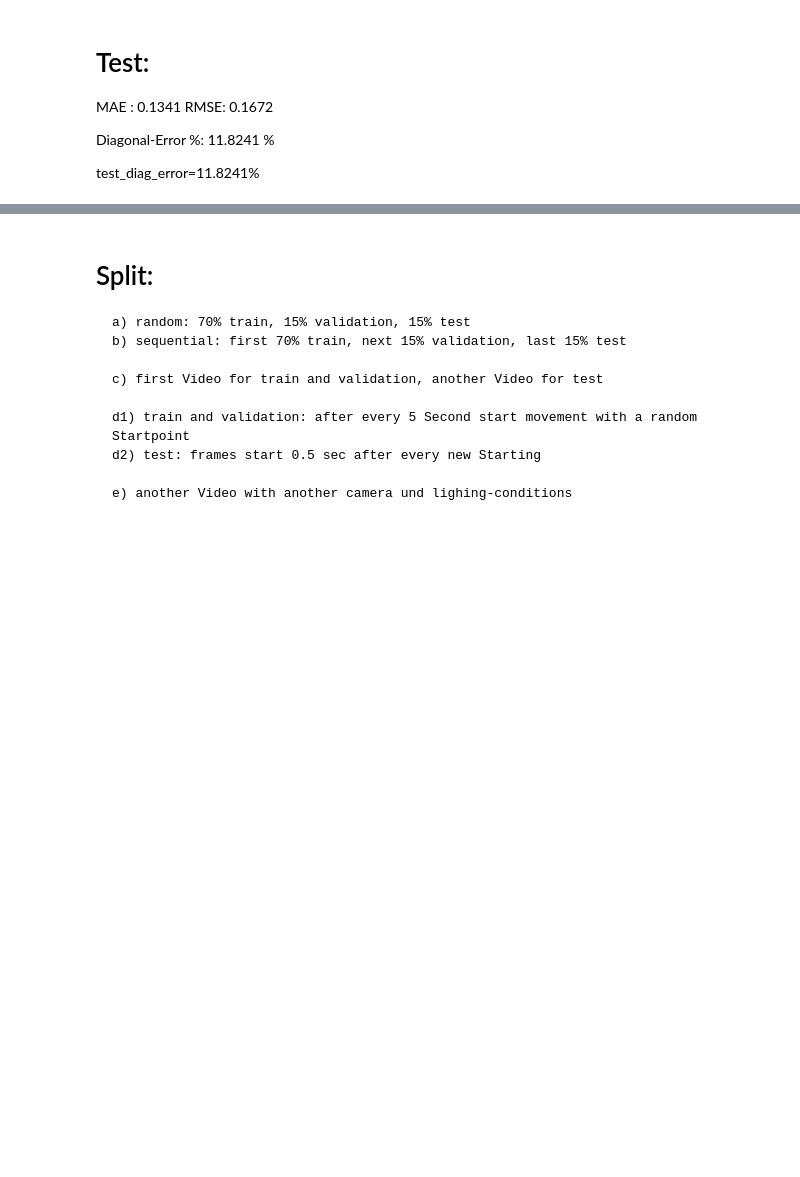
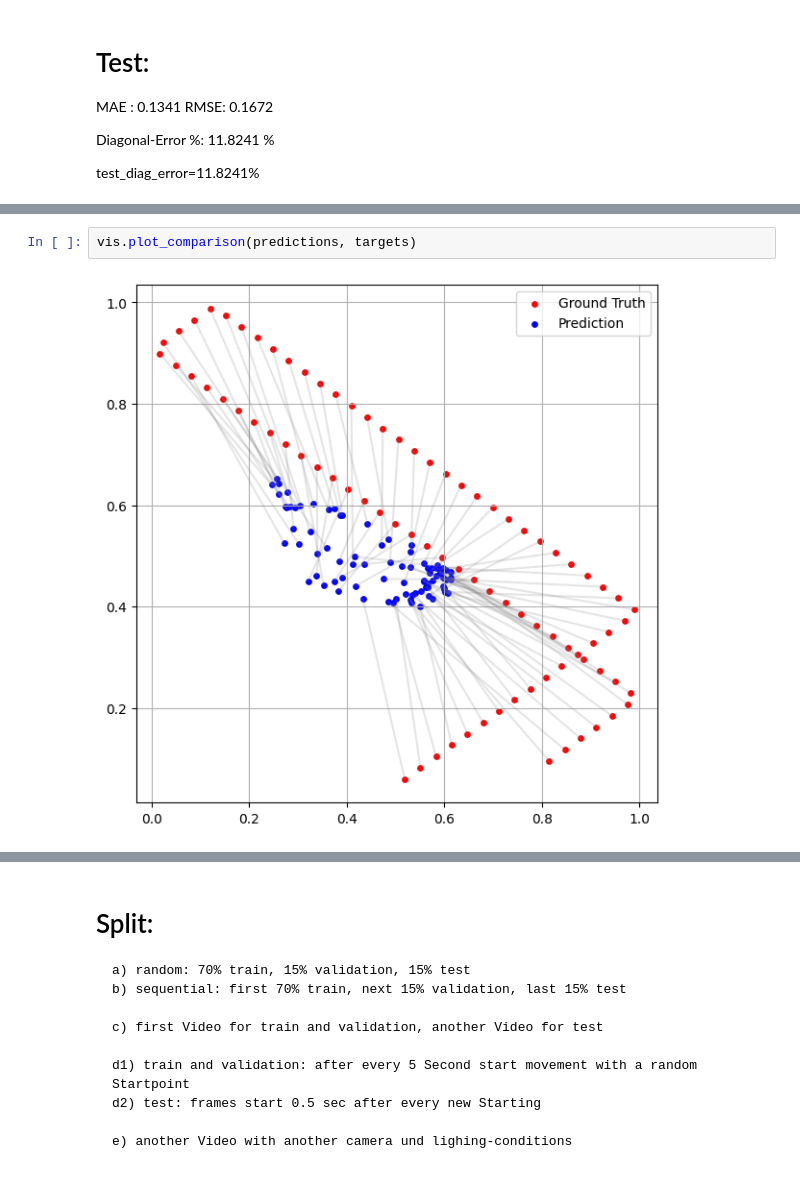
Before and after one commit to RafeiKAr/gaze-estimation, a Jupyter notebook: personal_code.ipynb, the cells around one changed output, grey strips where cells are left out. Drawn from its saved outputs; the diff is of its cells as text; blank space fills up the shorter version.

```diff
--- a/personal_code.ipynb
+++ b/personal_code.ipynb
@@ -1785,0 +2416,4 @@ test_diag_error=11.8241%
+# %%
+vis.plot_comparison(predictions, targets)
+# %% [output]
+[figure, added]
```
Also changed, not shown: parts of 35 cells of this notebook, 31 other files.
